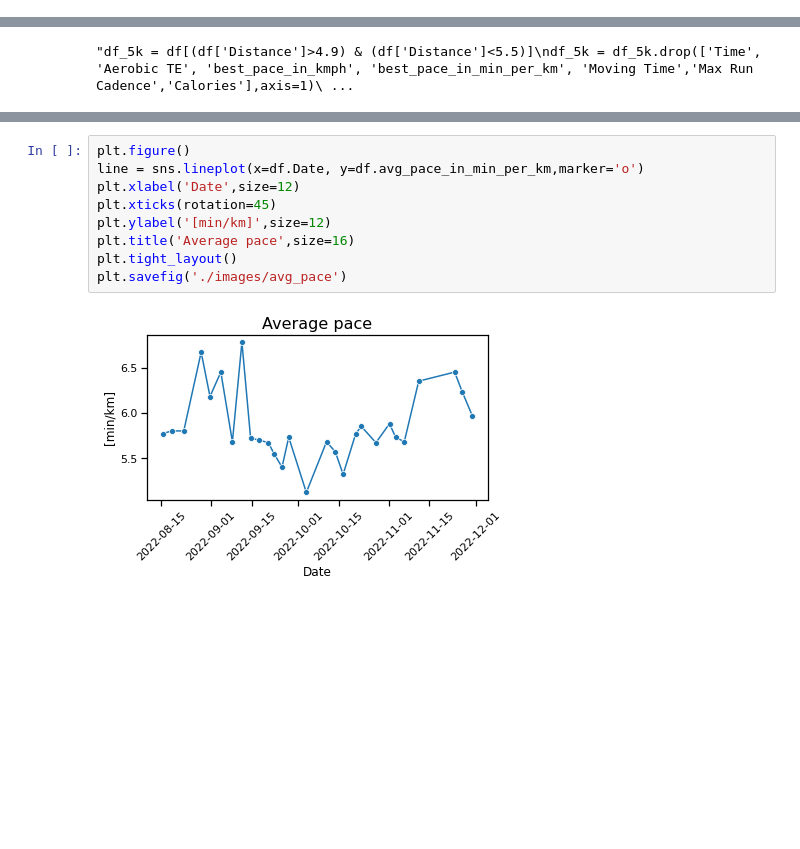
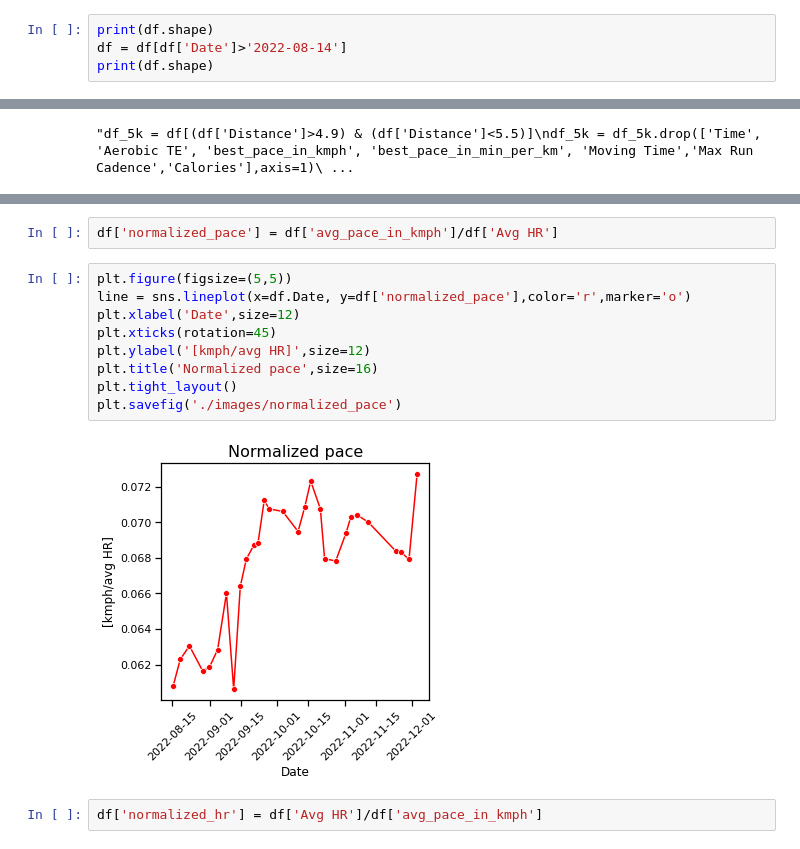
Before and after one commit to rluyck/running, a Jupyter notebook: notebook.ipynb, the cells around one changed output, grey strips where cells are left out. Drawn from its saved outputs; the diff is of its cells as text; blank space fills up the shorter version.

```diff
--- a/notebook.ipynb
+++ b/notebook.ipynb
@@ -115,0 +126,4 @@ plt.show()
+# %%
+print(df.shape)
+df = df[df['Date']>'2022-08-14']
+print(df.shape)
@@ -175,12 +214,16 @@ plt.savefig('./images/avg_pace_kmph')
+# %%
+df['normalized_pace'] = df['avg_pace_in_kmph']/df['Avg HR']
 # %%
-plt.figure()
-line = sns.lineplot(x=df.Date, y=df.avg_pace_in_min_per_km,marker='o')
+plt.figure(figsize=(5,5))
+line = sns.lineplot(x=df.Date, y=df['normalized_pace'],color='r',marker='o')
 plt.xlabel('Date',size=12)
 plt.xticks(rotation=45)
-plt.ylabel('[min/km]',size=12)
-plt.title('Average pace',size=16)
+plt.ylabel('[kmph/avg HR]',size=12)
+plt.title('Normalized pace',size=16)
 plt.tight_layout()
-plt.savefig('./images/avg_pace')
+plt.savefig('./images/normalized_pace')
 # %% [output]
-[figure, old version]
+[figure, new version]
+# %%
+df['normalized_hr'] = df['Avg HR']/df['avg_pace_in_kmph']
 # %%
```
Also changed, not shown: parts of 13 cells of this notebook, 3 other files.
